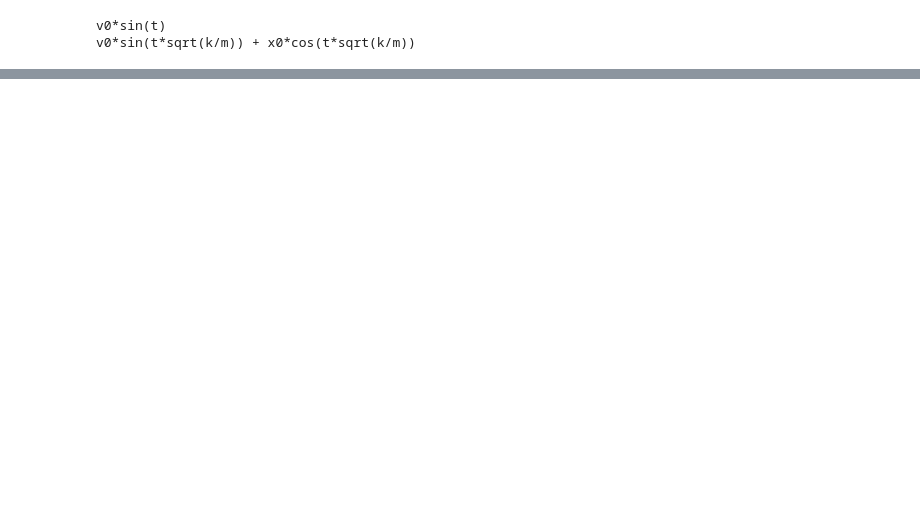
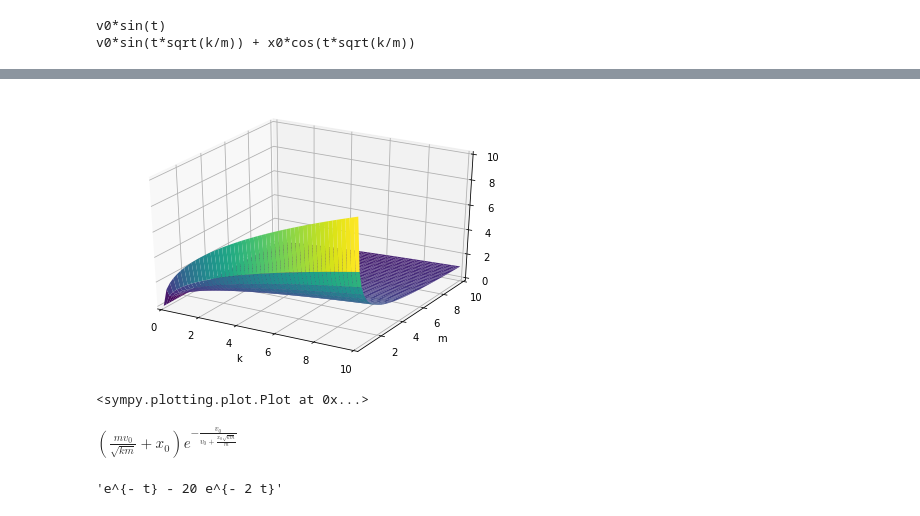
Before and after one commit to Engineering-Geek/ME-203-Project, a Jupyter notebook: main-notebook.ipynb, the cells around one changed output, grey strips where cells are left out. Cells and saved outputs as stored; diff of their text form; code cells hidden in the pictures; blank space fills up the shorter version.

```diff
--- a/main-notebook.ipynb
+++ b/main-notebook.ipynb
@@ -148,0 +176,5 @@ plt3d = sympy.plotting.plot3d(eqn2)
+# %%
+sympy.plotting.plot3d(equation_set_1.w, (k, 0, 10), (m, 0.1, 10), xlabel="k", ylabel="m")
+# %% [output]
+[figure, added]
+<sympy.plotting.plot.Plot at 0x...>
@@ -148,0 +183,4 @@ plt3d = sympy.plotting.plot3d(eqn2)
+# %%
+Xmax
+# %% [output]
+$\displaystyle \left(\frac{m v_{0}}{\sqrt{k m}} + x_{0}\right) e^{- \frac{v_{0}}{v_{0} + \frac{x_{0} \sqrt{k m}}{m}}}$
@@ -148,0 +189,4 @@ plt3d = sympy.plotting.plot3d(eqn2)
+# %%
+sympy.latex(Xg)
+# %% [output]
+'e^{- t} - 20 e^{- 2 t}'
```
Also changed, not shown: parts of 27 cells of this notebook, 3 other files.
